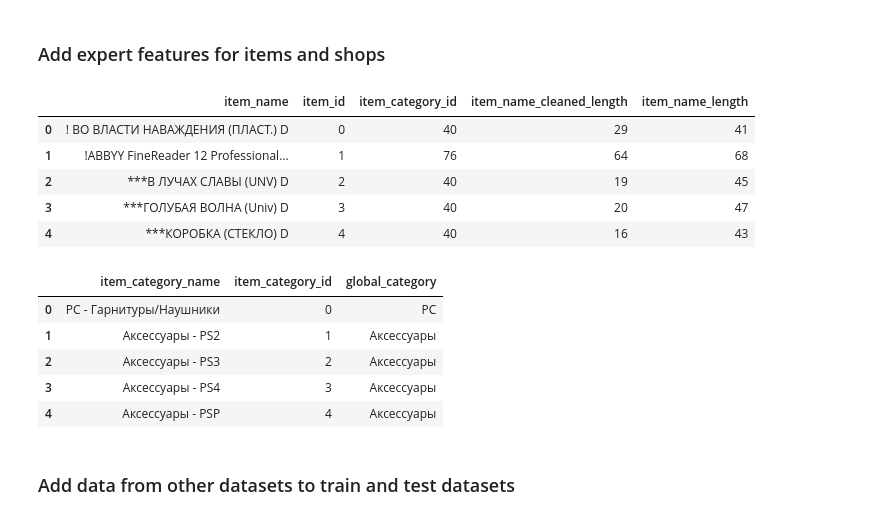
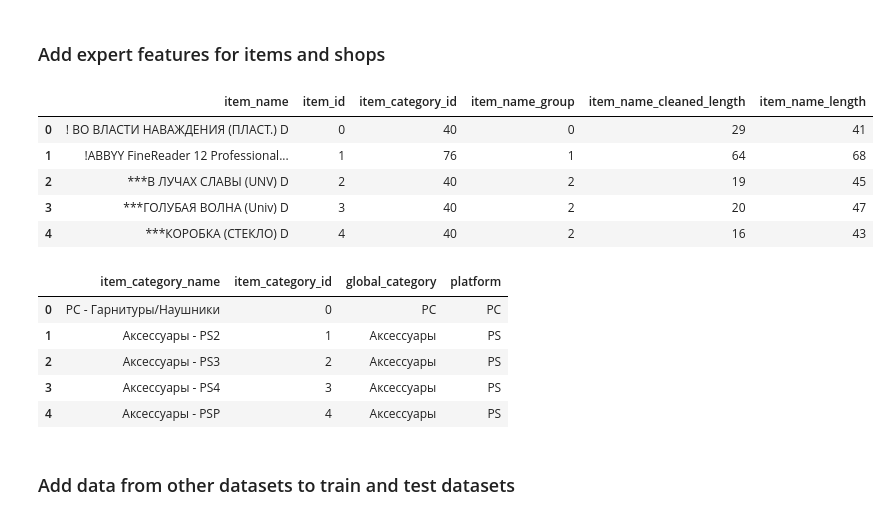
Before and after one commit to beatwad/predict_future_sales, a Jupyter notebook: Pred_Fut_Sales.ipynb, the cells around one changed output. Drawn from its saved outputs; the diff is of its cells as text; code cells hidden in the pictures.

```diff
--- a/Pred_Fut_Sales.ipynb
+++ b/Pred_Fut_Sales.ipynb
@@ -625,56 +669,81 @@ def add_platform(col):
     platform_list = ['PS', 'XBOX', 'PC', 'Android', 'MAC', 'Windows', '1С', 'Blu-Ray',
                     'CD', 'DVD', 'MP3']
     for platform in platform_list:
         if platform in col:
             return platform
     return 'None'
 
 def add_digital(col):
     if 'Цифра' in col:
         return 1
     return 0
 
 def clean_item_name(string):
     # Removes bracketed terms, special characters and extra whitespace
     string = re.sub(r"[^A-ZА-Яa-zа-я0-9 ]", "", string)
     string = re.sub(r"\s{2,}", " ", string)
     string = string.lower()
     return string
 
+def add_item_name_groups(items, thresh=70):
+    def strip_brackets(string):
+        string = re.sub(r"\(.*?\)", "", string)
+        string = re.sub(r"регион", "", string)
+        return string
+
+    items = items.copy()
+    items['nc'] = items.item_name.apply(strip_brackets)
+    items['ncnext'] = np.concatenate((items.nc.to_numpy()[1:], np.array([""])))
+
+    def partialcompare(row):
+        return fuzz.partial_ratio(row.nc, row.ncnext)
+
+    items['partialmatch'] = items.apply(partialcompare, axis=1)
+
+    # Assign groups
+    grp = 0
+    for i in range(items.shape[0]):
+        items.loc[i, 'item_name_group'] = grp
+        if items.loc[i, 'partialmatch'] < thresh:
+            grp += 1
+    items = items.drop(['nc', 'ncnext', 'partialmatch'], axis=1)
+
+    items.item_name_group = items.item_name_group.astype(np.int16)
+
+    return items
+
 # add items
 items['item_name_cleaned_length'] = items.item_name.apply(clean_item_name).apply(len)
 items['item_name_length'] = items.item_name.apply(len)
 
 item_categories['global_category'] = item_categories.item_category_name.apply(add_global_category)
-# item_categories['platform'] = item_categories.item_category_name.apply(add_platform)
-# item_categories['is_digital'] = item_categories.item_category_name.apply(add_digital)
+item_categories['platform'] = item_categories.item_category_name.apply(add_platform)
 
 # downcast types
-items.item_category_id = items.item_category_id.astype(np.int8)
-items.item_name_cleaned_length = items.item_name_cleaned_length.astype(np.int16)
-items.item_name_length = items.item_name_length.astype(np.int16)
-items = downcast_dtypes(items)
+items.item_category_id = items.item_category_id
+items.item_name_cleaned_length = items.item_name_cleaned_length
+items.item_name_length = items.item_name_length
+items = add_item_name_groups(items)
 
-item_categories.item_category_id = item_categories.item_category_id.astype(np.int16)
-# item_categories.is_digital = item_categories.is_digital.astype(np.int32)
+item_categories.item_category_id = item_categories.item_category_id
 
 items.head()
 # %% [output]
-|  | item_name | item_id | item_category_id | item_name_cleaned_length | item_name_length |
-| 0 | ! ВО ВЛАСТИ НАВАЖДЕНИЯ (ПЛАСТ.) D | 0 | 40 | 29 | 41 |
-| 1 | !ABBYY FineReader 12 Professional... | 1 | 76 | 64 | 68 |
-| 2 | ***В ЛУЧАХ СЛАВЫ (UNV) D | 2 | 40 | 19 | 45 |
-| 3 | ***ГОЛУБАЯ ВОЛНА (Univ) D | 3 | 40 | 20 | 47 |
-| 4 | ***КОРОБКА (СТЕКЛО) D | 4 | 40 | 16 | 43 |
+|  | item_name | item_id | item_category_id | item_name_group | item_name_cleaned_length | item_name_length |
+| 0 | ! ВО ВЛАСТИ НАВАЖДЕНИЯ (ПЛАСТ.) D | 0 | 40 | 0 | 29 | 41 |
+| 1 | !ABBYY FineReader 12 Professional... | 1 | 76 | 1 | 64 | 68 |
+| 2 | ***В ЛУЧАХ СЛАВЫ (UNV) D | 2 | 40 | 2 | 19 | 45 |
+| 3 | ***ГОЛУБАЯ ВОЛНА (Univ) D | 3 | 40 | 2 | 20 | 47 |
+| 4 | ***КОРОБКА (СТЕКЛО) D | 4 | 40 | 2 | 16 | 43 |
 # %%
 item_categories.head()
 # %% [output]
-|  | item_category_name | item_category_id | global_category |
-| 0 | PC - Гарнитуры/Наушники | 0 | PC |
-| 1 | Аксессуары - PS2 | 1 | Аксессуары |
-| 2 | Аксессуары - PS3 | 2 | Аксессуары |
-| 3 | Аксессуары - PS4 | 3 | Аксессуары |
-| 4 | Аксессуары - PSP | 4 | Аксессуары |
+|  | item_category_name | item_category_id | global_category | platform |
+| 0 | PC - Гарнитуры/Наушники | 0 | PC | PC |
+| 1 | Аксессуары - PS2 | 1 | Аксессуары | PS |
+| 2 | Аксессуары - PS3 | 2 | Аксессуары | PS |
+| 3 | Аксессуары - PS4 | 3 | Аксессуары | PS |
+| 4 | Аксессуары - PSP | 4 | Аксессуары | PS |
 # %% [markdown]
 ### Add data from other datasets to train and test datasets
 # %% [markdown]
```
Also changed, not shown: parts of 19 cells of this notebook, 1 other file.
